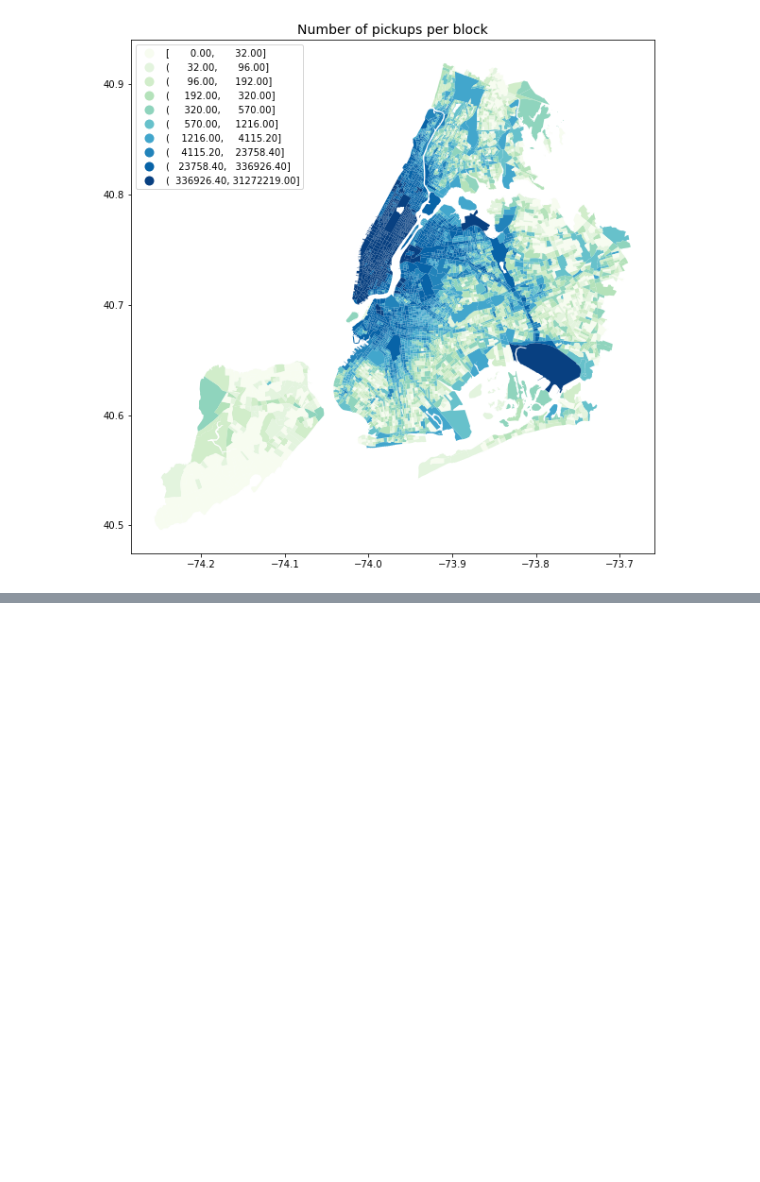
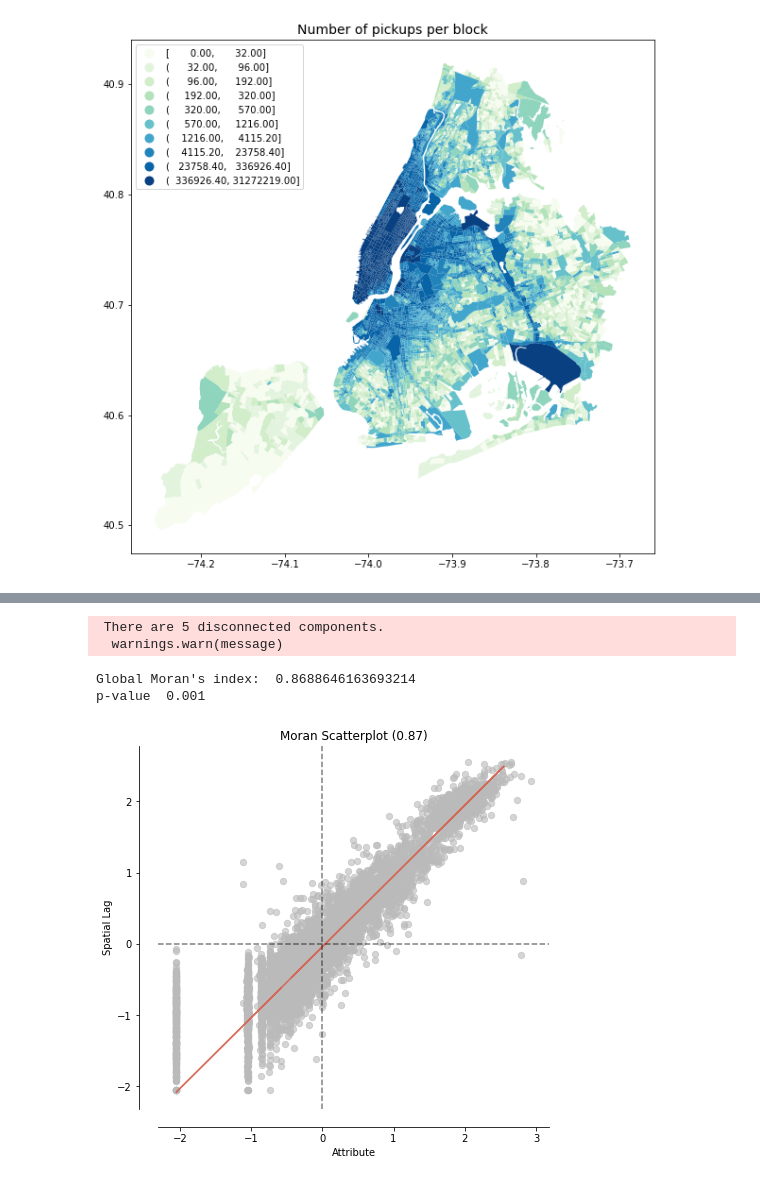
Before and after one commit to seanahmad/NY-taxi-analysis, a Jupyter notebook: Spatial modelling.ipynb, the cells around one changed output, grey strips where cells are left out. Drawn from its saved outputs; the diff is of its cells as text; code cells hidden in the pictures; blank space fills up the shorter version.

```diff
--- a/Spatial modelling.ipynb
+++ b/Spatial modelling.ipynb
@@ -135,0 +171,21 @@ plot_local_autocorrelation(li, san_diego, 'median_home_value')
+# %%
+log_tr = list(gdf.columns.values)
+log_tr.remove("geometry")
+#log_tr.remove("pickups")
+X, y, scl = data_transformation(gdf, remove_outliers = False, target = "pickups", log_transform=log_tr)
+X["pickups"] = y
+log_queen_weights = lps.weights.Queen.from_dataframe(X)
+# %% [output]
+ There are 5 disconnected components.
+  warnings.warn(message)
+# %%
+log_mi = esda.moran.Moran(y, log_queen_weights)
+print("Global Moran's index: ",log_mi.I)
+print("p-value ",log_mi.p_sim)
+# %% [output]
+Global Moran's index:  0.8688646163693214
+p-value  0.001
+# %%
+fig, ax = moran_scatterplot(log_mi, zstandard = True, aspect_equal=True)
+# %% [output]
+[figure, added]
```
Also changed, not shown: parts of 48 cells of this notebook, 2 other files.
